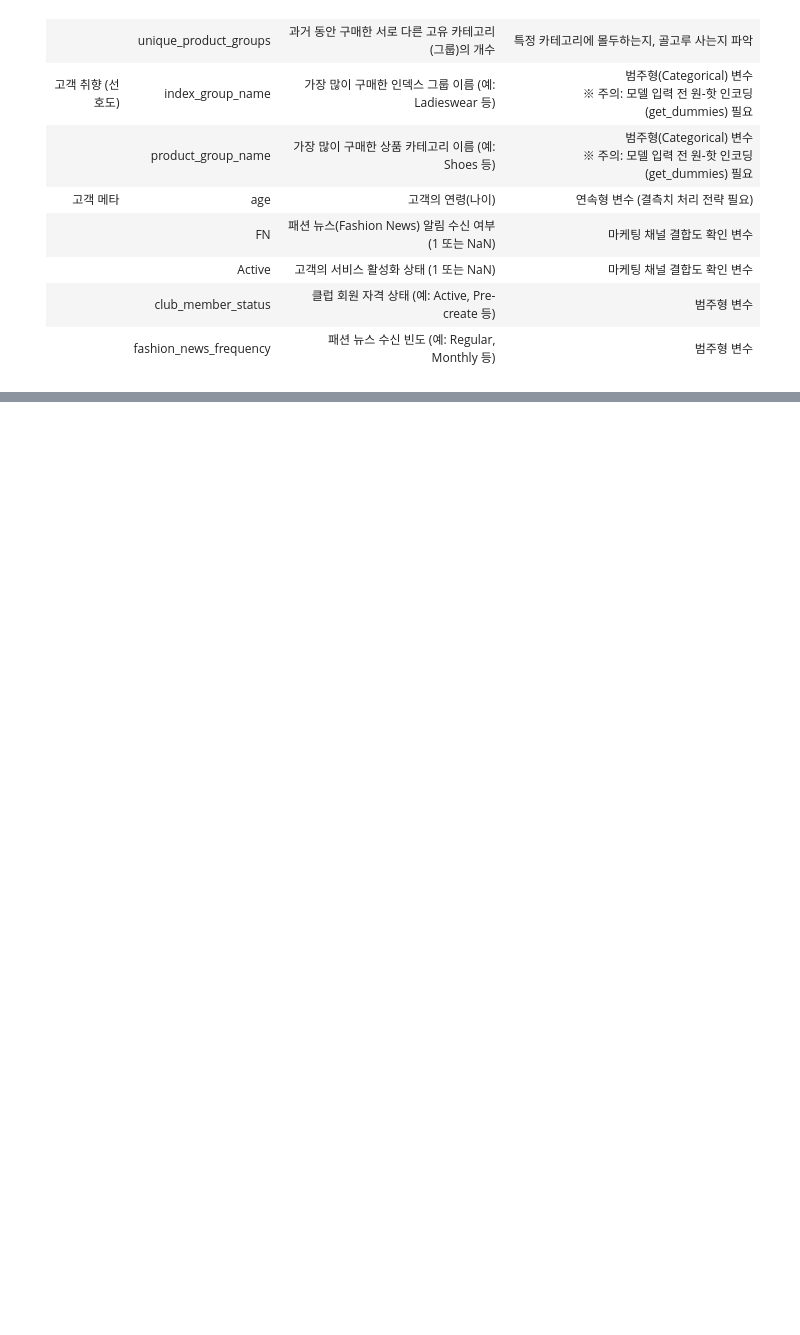
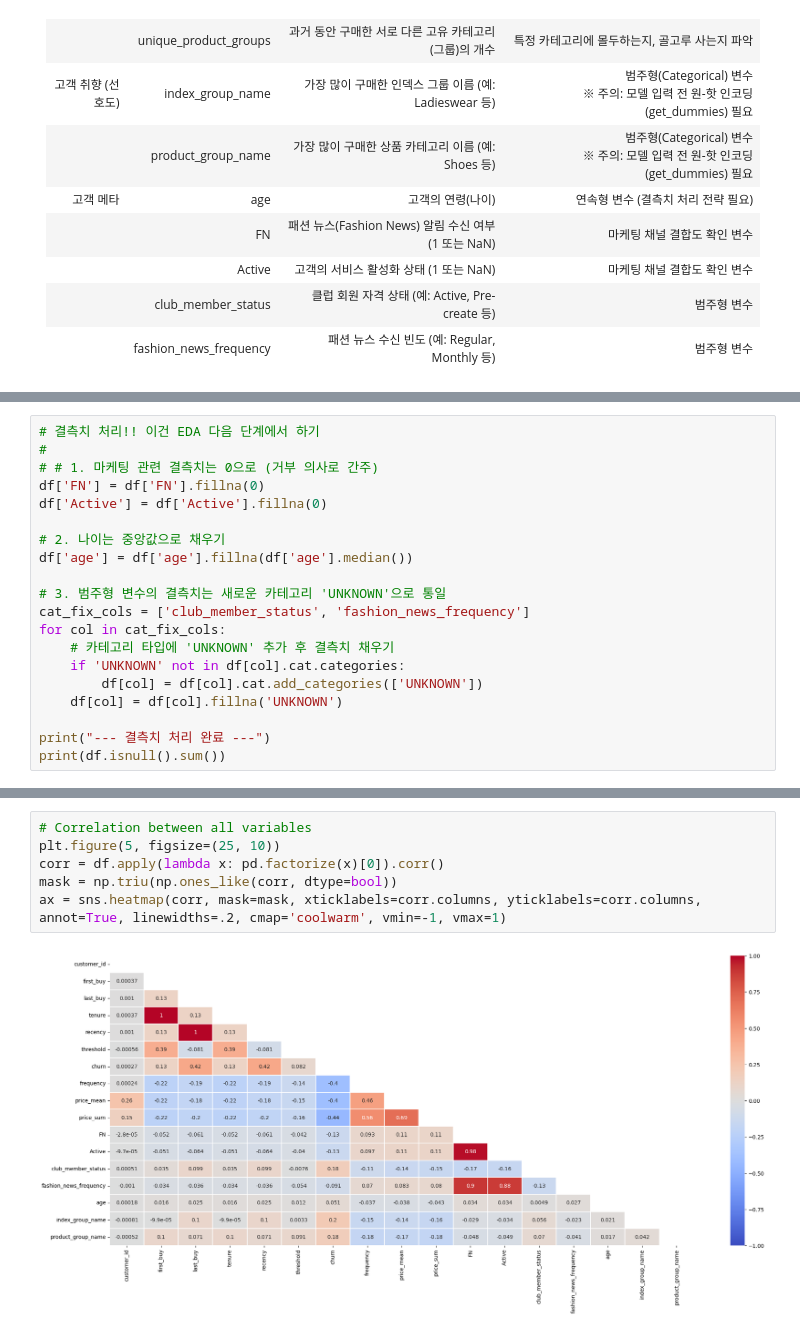
Before and after one commit to eeuuais/project-customer-churn-prediction, a Jupyter notebook: temp.ipynb, the cells around one changed output, grey strips where cells are left out. Saved outputs shown, nothing was run; the diff lists cells and outputs as text; blank space fills up the shorter version.

```diff
--- a/temp.ipynb
+++ b/temp.ipynb
@@ -27,0 +115,20 @@
+# %%
+# 결측치 처리!! 이건 EDA 다음 단계에서 하기
+#
+# # 1. 마케팅 관련 결측치는 0으로 (거부 의사로 간주)
+df['FN'] = df['FN'].fillna(0)
+df['Active'] = df['Active'].fillna(0)
+
+# 2. 나이는 중앙값으로 채우기
+df['age'] = df['age'].fillna(df['age'].median())
+
+# 3. 범주형 변수의 결측치는 새로운 카테고리 'UNKNOWN'으로 통일
+cat_fix_cols = ['club_member_status', 'fashion_news_frequency']
+for col in cat_fix_cols:
+    # 카테고리 타입에 'UNKNOWN' 추가 후 결측치 채우기
+    if 'UNKNOWN' not in df[col].cat.categories:
+        df[col] = df[col].cat.add_categories(['UNKNOWN'])
+    df[col] = df[col].fillna('UNKNOWN')
+
+print("--- 결측치 처리 완료 ---")
+print(df.isnull().sum())
@@ -27,0 +194,8 @@
+# %%
+# Correlation between all variables
+plt.figure(5, figsize=(25, 10))
+corr = df.apply(lambda x: pd.factorize(x)[0]).corr()
+mask = np.triu(np.ones_like(corr, dtype=bool))
+ax = sns.heatmap(corr, mask=mask, xticklabels=corr.columns, yticklabels=corr.columns, annot=True, linewidths=.2, cmap='coolwarm', vmin=-1, vmax=1)
+# %% [output]
+[figure, added]
```
Also changed, not shown: parts of 24 cells of this notebook, 9 other files.
